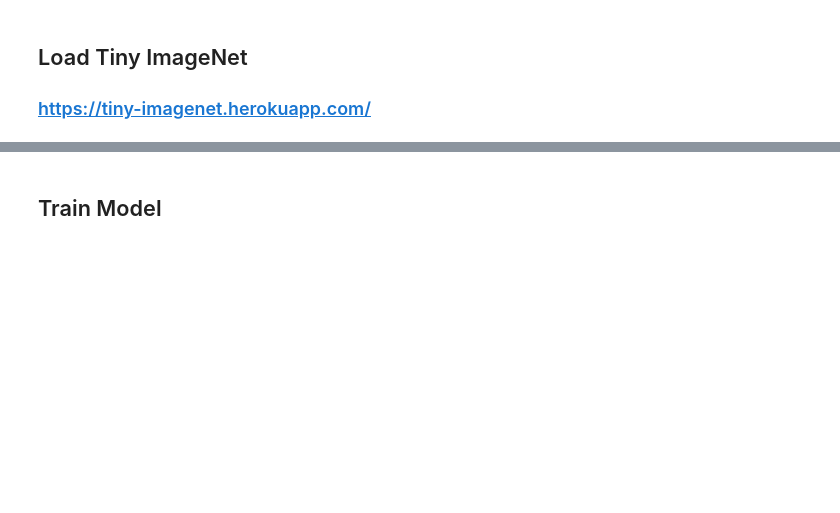
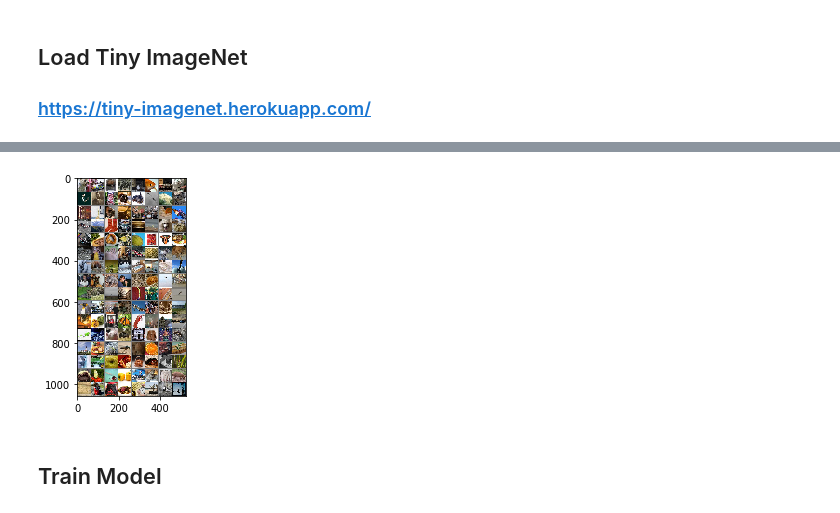
Before and after one commit to Lab41/cyphercat, a Jupyter notebook: Classification_baselines/TinyImageNet/TinyImageNet.ipynb, the cells around one changed output, grey strips where cells are left out. Drawn from its saved outputs; the diff is of its cells as text; code cells hidden in the pictures; blank space fills up the shorter version.

```diff
--- a/Classification_baselines/TinyImageNet/TinyImageNet.ipynb
+++ b/Classification_baselines/TinyImageNet/TinyImageNet.ipynb
@@ -38,7 +42,7 @@ k = 3
 ## Load Tiny ImageNet
 ### https://tiny-imagenet.herokuapp.com/
 # %%
-get_tiny_imagenet()
+get_tiny_imagenet('../../Datasets/')
 
 train_dir = "../../Datasets/tiny-imagenet-200/train"
 test_dir = "../../Datasets/tiny-imagenet-200/val"
@@ -82,3 +86,4 @@ def imshow(img):
 # display sample from dataset
 imgs,labels = iter(trainloader).next()
 imshow(torchvision.utils.make_grid(imgs))
+# %% [output]
@@ -85,3 +92,4 @@ imshow(torchvision.utils.make_grid(imgs))
+[figure, added]
 # %% [markdown]
 ## Train Model
 # %%
```
Also changed, not shown: parts of 3 cells of this notebook, 4 other files.
